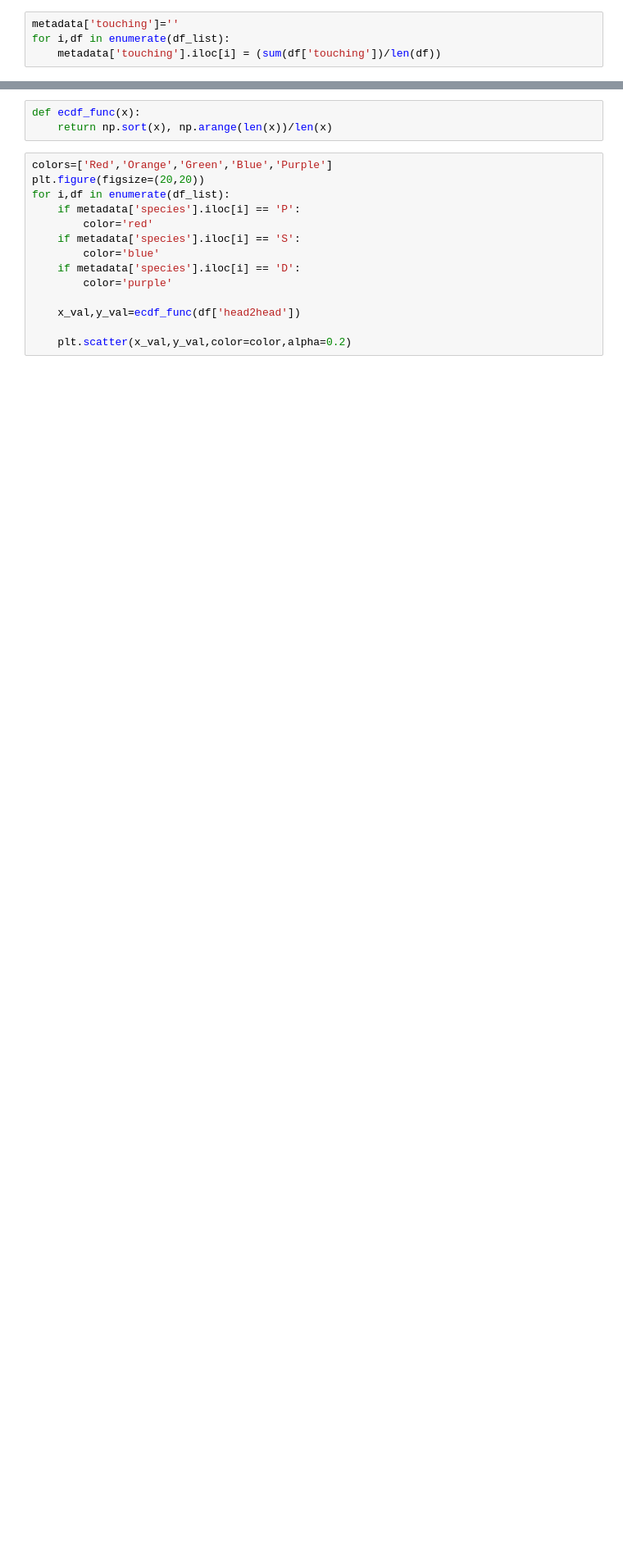
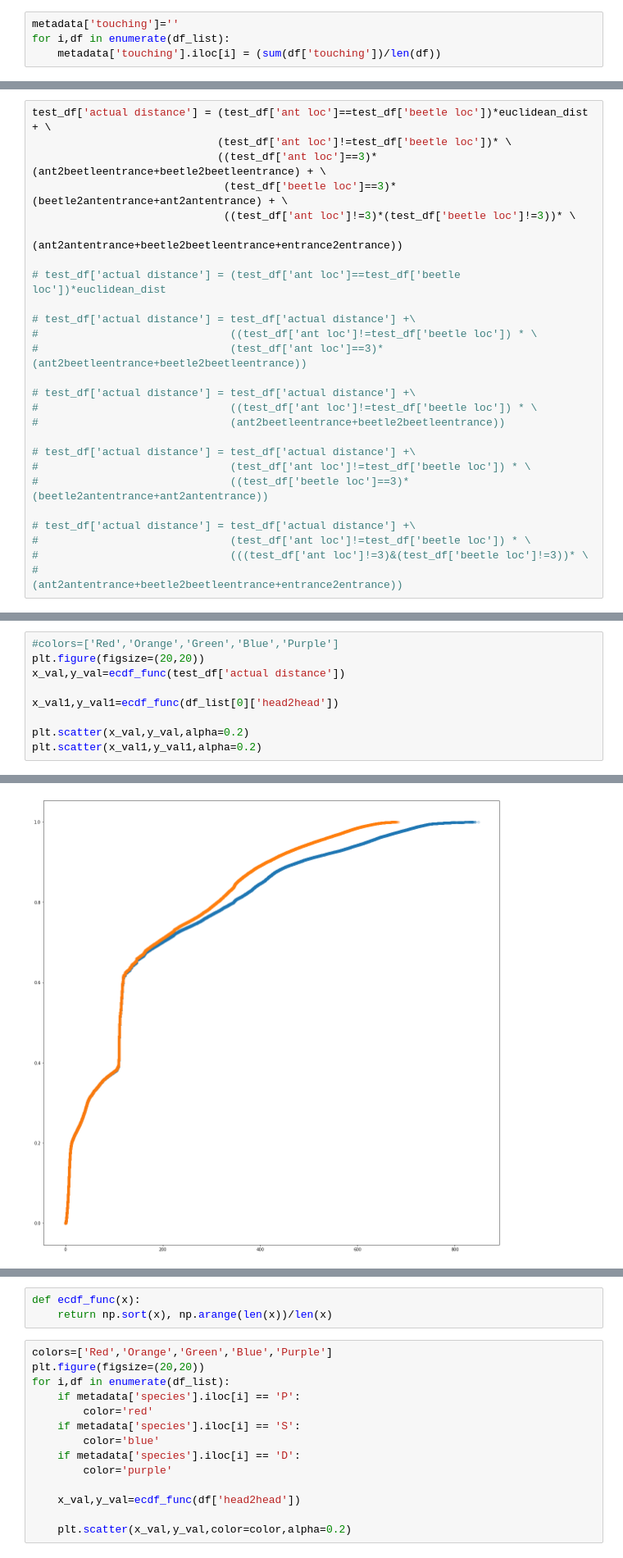
Before and after one commit to Tomnaragon/DCHC_transfer_Experiment, a Jupyter notebook: Deeplabcut_data/Movement_processing.ipynb, the cells around one changed output, grey strips where cells are left out. Shown at 82% size. Cells and saved outputs as stored; diff of their text form; blank space fills up the shorter version.

```diff
--- a/Deeplabcut_data/Movement_processing.ipynb
+++ b/Deeplabcut_data/Movement_processing.ipynb
@@ -200,0 +297,26 @@ plt.scatter(metadata['species'],metadata['touching'],alpha=0.7)
+# %%
+test_df['actual distance'] = (test_df['ant loc']==test_df['beetle loc'])*euclidean_dist + \
+                             (test_df['ant loc']!=test_df['beetle loc'])* \
+                             ((test_df['ant loc']==3)*(ant2beetleentrance+beetle2beetleentrance) + \
+                              (test_df['beetle loc']==3)*(beetle2antentrance+ant2antentrance) + \
+                              ((test_df['ant loc']!=3)*(test_df['beetle loc']!=3))* \
+                               (ant2antentrance+beetle2beetleentrance+entrance2entrance))
+
+# test_df['actual distance'] = (test_df['ant loc']==test_df['beetle loc'])*euclidean_dist
+
+# test_df['actual distance'] = test_df['actual distance'] +\
+#                              ((test_df['ant loc']!=test_df['beetle loc']) * \
+#                              (test_df['ant loc']==3)*(ant2beetleentrance+beetle2beetleentrance))
+
+# test_df['actual distance'] = test_df['actual distance'] +\
+#                              ((test_df['ant loc']!=test_df['beetle loc']) * \
+#                              (ant2beetleentrance+beetle2beetleentrance))
+
+# test_df['actual distance'] = test_df['actual distance'] +\
+#                              (test_df['ant loc']!=test_df['beetle loc']) * \
+#                              ((test_df['beetle loc']==3)*(beetle2antentrance+ant2antentrance))
+
+# test_df['actual distance'] = test_df['actual distance'] +\
+#                              (test_df['ant loc']!=test_df['beetle loc']) * \
+#                              (((test_df['ant loc']!=3)&(test_df['beetle loc']!=3))* \
+#                                (ant2antentrance+beetle2beetleentrance+entrance2entrance))
@@ -200,0 +332,10 @@ plt.scatter(metadata['species'],metadata['touching'],alpha=0.7)
+# %%
+#colors=['Red','Orange','Green','Blue','Purple']
+plt.figure(figsize=(20,20))
+x_val,y_val=ecdf_func(test_df['actual distance'])
+
+x_val1,y_val1=ecdf_func(df_list[0]['head2head'])
+
+plt.scatter(x_val,y_val,alpha=0.2)
+plt.scatter(x_val1,y_val1,alpha=0.2)
+# %% [output]
@@ -200,0 +343 @@ plt.scatter(metadata['species'],metadata['touching'],alpha=0.7)
+[figure, added]
```
Also changed, not shown: parts of 19 cells of this notebook.
